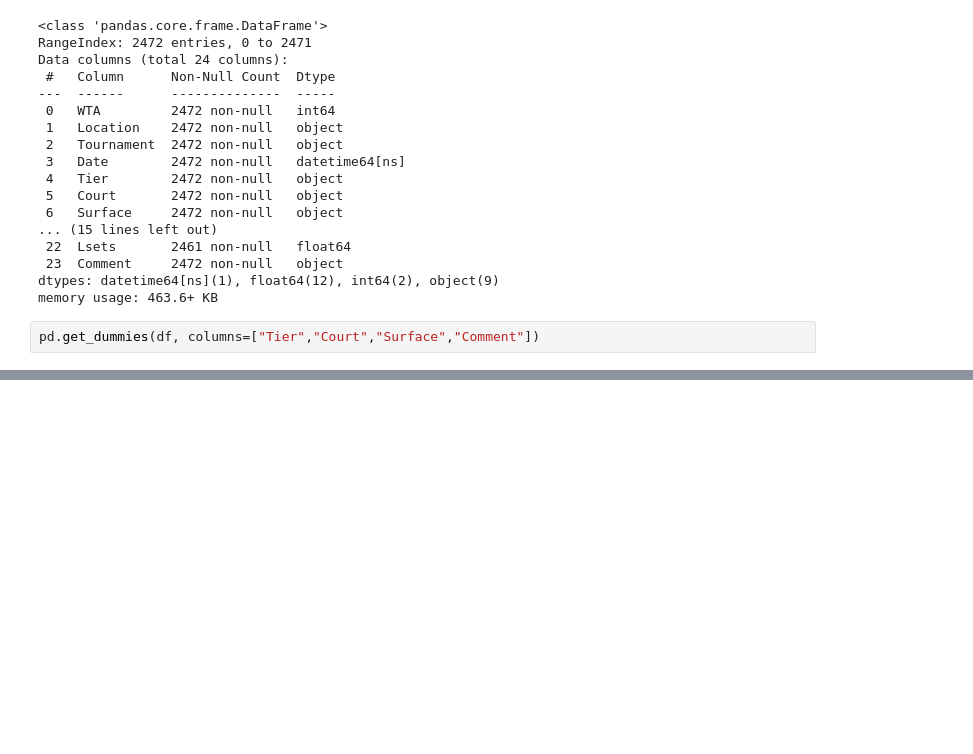
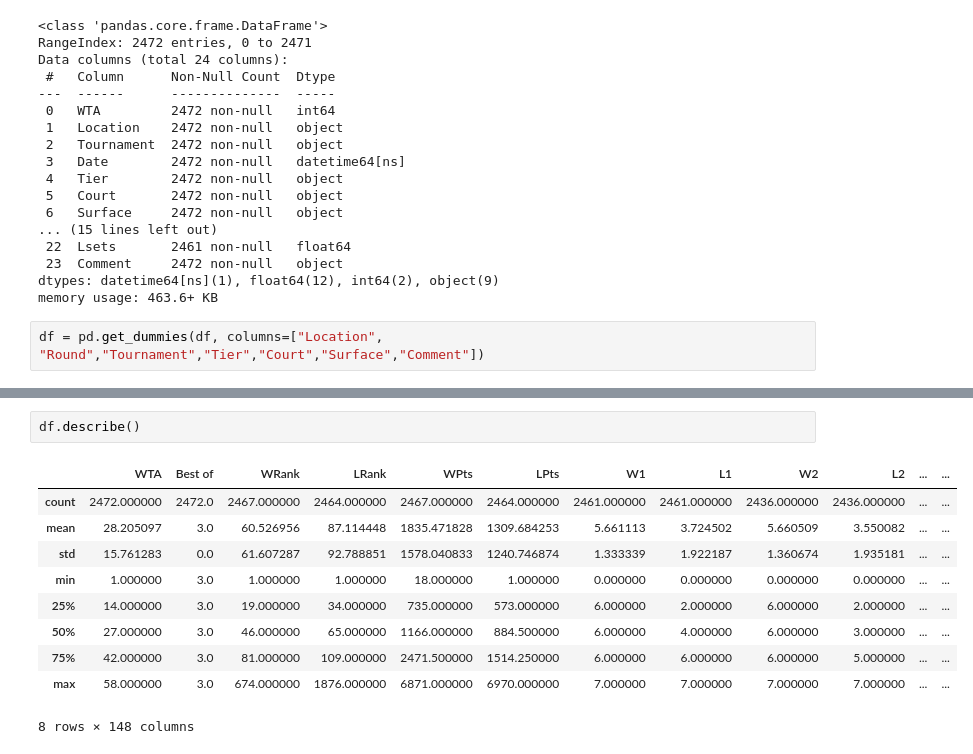
Before and after one commit to DSEI21000-S21/project-tennis-ml, a Jupyter notebook: data_cleaning.ipynb, the cells around one changed output, grey strips where cells are left out. Cells and saved outputs as stored; diff of their text form; blank space fills up the shorter version.

```diff
--- a/data_cleaning.ipynb
+++ b/data_cleaning.ipynb
@@ -28,4 +71,4 @@ Data columns (total 24 columns):
 dtypes: datetime64[ns](1), float64(12), int64(2), object(9)
 memory usage: 463.6+ KB
 # %%
-pd.get_dummies(df, columns=["Tier","Court","Surface","Comment"])
+df = pd.get_dummies(df, columns=["Location", "Round","Tournament","Tier","Court","Surface","Comment"])
@@ -45,0 +90,13 @@ pd.get_dummies(df, columns=["Tier","Court","Surface","Comment"])
+# %%
+df.describe()
+# %% [output]
+|  | WTA | Best of | WRank | LRank | WPts | LPts | W1 | L1 | W2 | L2 | ... | ... |
+| count | 2472.000000 | 2472.0 | 2467.000000 | 2464.000000 | 2467.000000 | 2464.000000 | 2461.000000 | 2461.000000 | 2436.000000 | 2436.000000 | ... | ... |
+| mean | 28.205097 | 3.0 | 60.526956 | 87.114448 | 1835.471828 | 1309.684253 | 5.661113 | 3.724502 | 5.660509 | 3.550082 | ... | ... |
+| std | 15.761283 | 0.0 | 61.607287 | 92.788851 | 1578.040833 | 1240.746874 | 1.333339 | 1.922187 | 1.360674 | 1.935181 | ... | ... |
+| min | 1.000000 | 3.0 | 1.000000 | 1.000000 | 18.000000 | 1.000000 | 0.000000 | 0.000000 | 0.000000 | 0.000000 | ... | ... |
+| 25% | 14.000000 | 3.0 | 19.000000 | 34.000000 | 735.000000 | 573.000000 | 6.000000 | 2.000000 | 6.000000 | 2.000000 | ... | ... |
+| 50% | 27.000000 | 3.0 | 46.000000 | 65.000000 | 1166.000000 | 884.500000 | 6.000000 | 4.000000 | 6.000000 | 3.000000 | ... | ... |
+| 75% | 42.000000 | 3.0 | 81.000000 | 109.000000 | 2471.500000 | 1514.250000 | 6.000000 | 6.000000 | 6.000000 | 5.000000 | ... | ... |
+| max | 58.000000 | 3.0 | 674.000000 | 1876.000000 | 6871.000000 | 6970.000000 | 7.000000 | 7.000000 | 7.000000 | 7.000000 | ... | ... |
+8 rows × 148 columns
```
Also changed, not shown: parts of 6 cells of this notebook.
